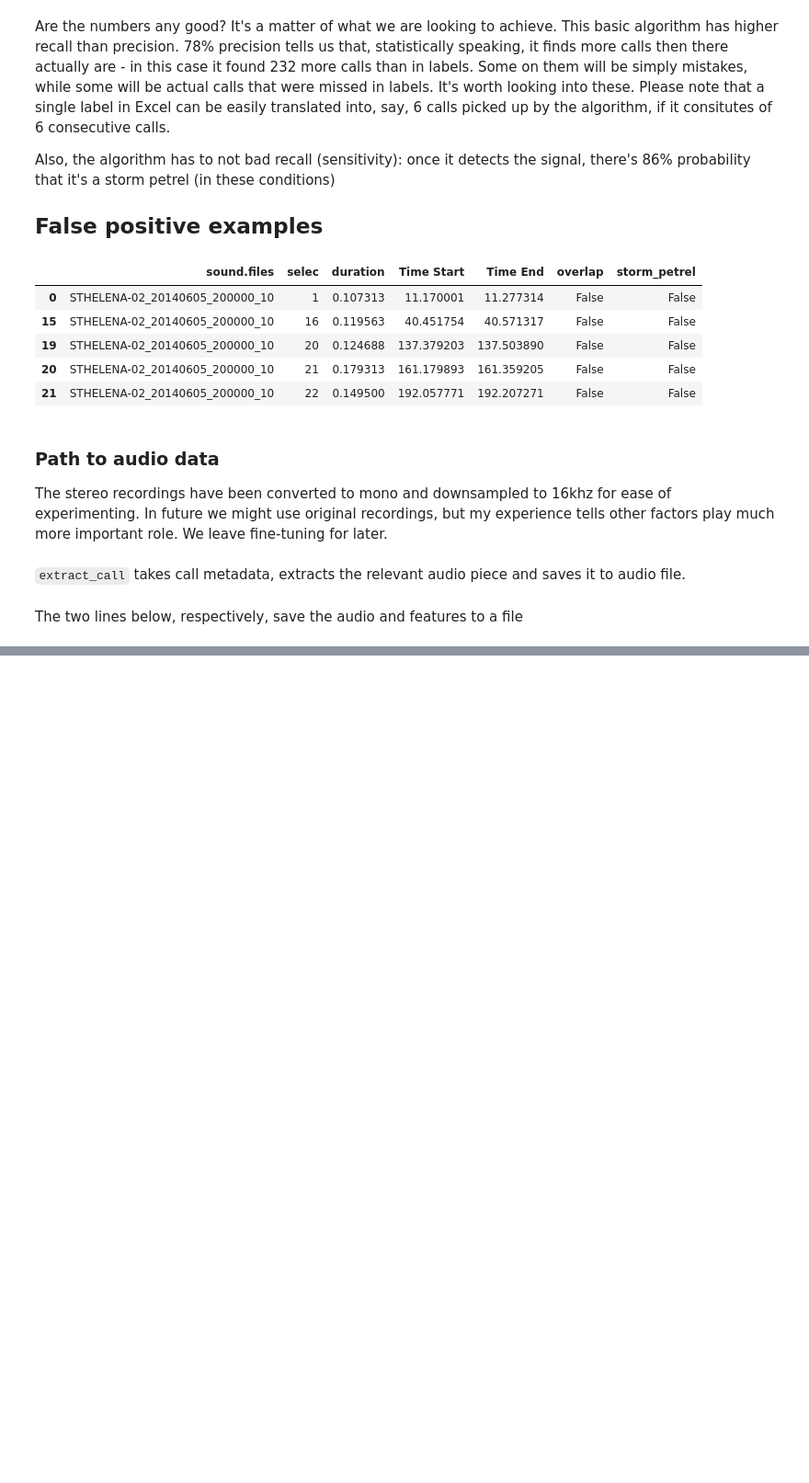
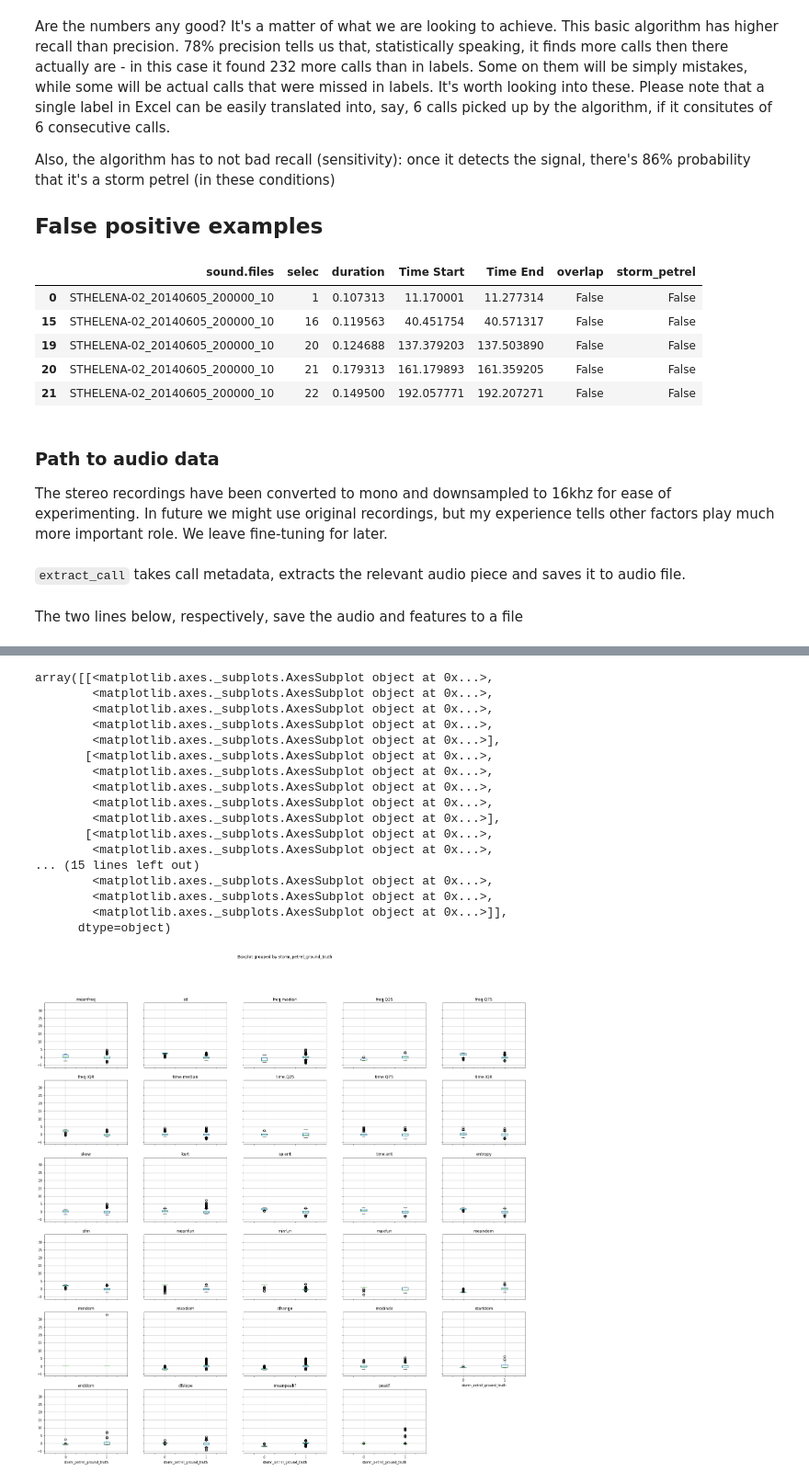
Before and after one commit to RSPB/StormPetrels, a Jupyter notebook: warbler_analysis.ipynb, the cells around one changed output, grey strips where cells are left out. Shown at 92% size. Drawn from its saved outputs; the diff is of its cells as text; code cells hidden in the pictures; blank space fills up the shorter version.

Commit message:
analysis of false positives

```diff
--- a/warbler_analysis.ipynb
+++ b/warbler_analysis.ipynb
@@ -330,0 +339,3 @@ I manually checked all false positives and noted *ground truth*. Extra columns t
+# %%
+features = pd.read_csv('/mnt/data/Birdman/results/warbler/features_warbler_buffer_250ms.csv', index_col=0)
+features.iloc[:,:9].head(5)
@@ -330,0 +372,4 @@ I manually checked all false positives and noted *ground truth*. Extra columns t
+# %%
+feature_names = ['meanfreq', 'sd', 'freq.median', 'freq.Q25', 'freq.Q75', 'freq.IQR', 'time.median', 'time.Q25', 'time.Q75', 'time.IQR',
+                 'skew',  'kurt', 'sp.ent', 'time.ent', 'entropy', 'sfm', 'meanfun', 'minfun', 'maxfun', 'meandom', 'mindom', 'maxdom',
+                 'dfrange', 'modindx', 'startdom', 'enddom', 'dfslope', 'meanpeakf', 'peakf']
@@ -330,0 +445,2 @@ I manually checked all false positives and noted *ground truth*. Extra columns t
+# %%
+features[['meanfun', 'minfun', 'maxfun']] = features.groupby('storm_petrel_ground_truth')[['meanfun', 'minfun', 'maxfun']].transform(lambda x: x.fillna(x.median()))
@@ -330,0 +449,3 @@ I manually checked all false positives and noted *ground truth*. Extra columns t
+# %%
+scaler = StandardScaler()
+features[feature_names] = scaler.fit_transform(features[feature_names])
@@ -330,0 +468,23 @@ I manually checked all false positives and noted *ground truth*. Extra columns t
+# %%
+# fig, ax_new = plt.subplots(5,6, sharey=False)
+# features[feature_names].boxplot(by='storm_petrel_ground_truth', figsize=(25,25), ax=ax_new, layout=(5,6))
+features.boxplot(column=feature_names, by='storm_petrel_ground_truth', figsize=(25,25))
+# %% [output]
+array([[<matplotlib.axes._subplots.AxesSubplot object at 0x...>,
+        <matplotlib.axes._subplots.AxesSubplot object at 0x...>,
+        <matplotlib.axes._subplots.AxesSubplot object at 0x...>,
+        <matplotlib.axes._subplots.AxesSubplot object at 0x...>,
+        <matplotlib.axes._subplots.AxesSubplot object at 0x...>],
+       [<matplotlib.axes._subplots.AxesSubplot object at 0x...>,
+        <matplotlib.axes._subplots.AxesSubplot object at 0x...>,
+        <matplotlib.axes._subplots.AxesSubplot object at 0x...>,
+        <matplotlib.axes._subplots.AxesSubplot object at 0x...>,
+        <matplotlib.axes._subplots.AxesSubplot object at 0x...>],
+       [<matplotlib.axes._subplots.AxesSubplot object at 0x...>,
+        <matplotlib.axes._subplots.AxesSubplot object at 0x...>,
+... (15 lines left out)
+        <matplotlib.axes._subplots.AxesSubplot object at 0x...>,
+        <matplotlib.axes._subplots.AxesSubplot object at 0x...>,
+        <matplotlib.axes._subplots.AxesSubplot object at 0x...>]],
+      dtype=object)
+[figure, added]
```
Also changed, not shown: parts of 17 cells of this notebook.
